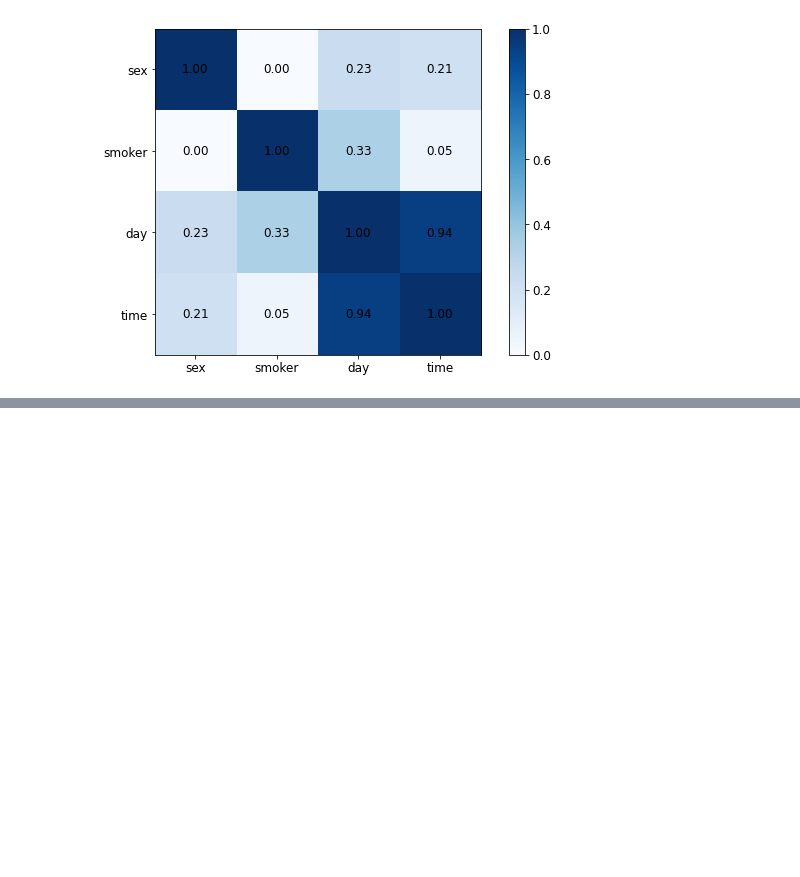
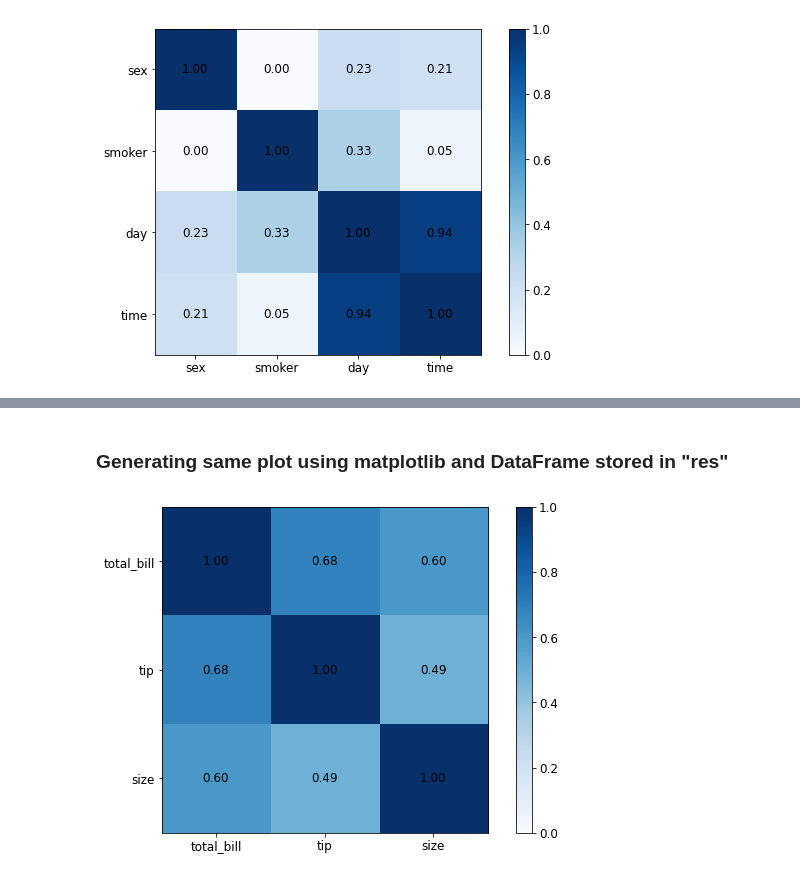
Before and after one commit to rahul-raoniar/pysustrans, a Jupyter notebook: pysustrans/Test.ipynb, the cells around one changed output, grey strips where cells are left out. Cells and saved outputs as stored; diff of their text form; code cells hidden in the pictures; blank space fills up the shorter version.

```diff
--- a/pysustrans/Test.ipynb
+++ b/pysustrans/Test.ipynb
@@ -71,0 +109,27 @@ for (x, y), t in np.ndenumerate(cfit):
+# %% [markdown]
+### Generating same plot using matplotlib and DataFrame stored in "res"
+# %%
+cfit = res["corr_mat"]
+
+# Instantiating a figure and axes object
+fig, ax = plt.subplots(figsize = (10, 6))
+# Generate a plot
+cax = ax.imshow(cfit.values, interpolation='nearest', cmap='Blues', vmin=0, vmax=1)
+# Setting the axes labels
+ax.set_xticks(ticks = range(len(cfit.columns)),
+              labels = cfit.columns)
+ax.set_yticks(ticks = range(len(cfit.columns)),
+              labels = cfit.columns)
+# Setting tick parameters
+ax.tick_params(axis = "x", labelsize = 12, labelrotation = 0)
+ax.tick_params(axis = "y", labelsize = 12, labelrotation = 0)
+# Adding a colorbar
+fig.colorbar(cax).ax.tick_params(labelsize = 12)
+# Adding annotations
+for (x, y), t in np.ndenumerate(cfit):
+    ax.annotate("{:.2f}".format(t),
+                xy = (x, y),
+                va = "center",
+                ha = "center").set(color = "black", size = 12)
+# %% [output]
+[figure, added]
```
Also changed, not shown: parts of 9 cells of this notebook.
